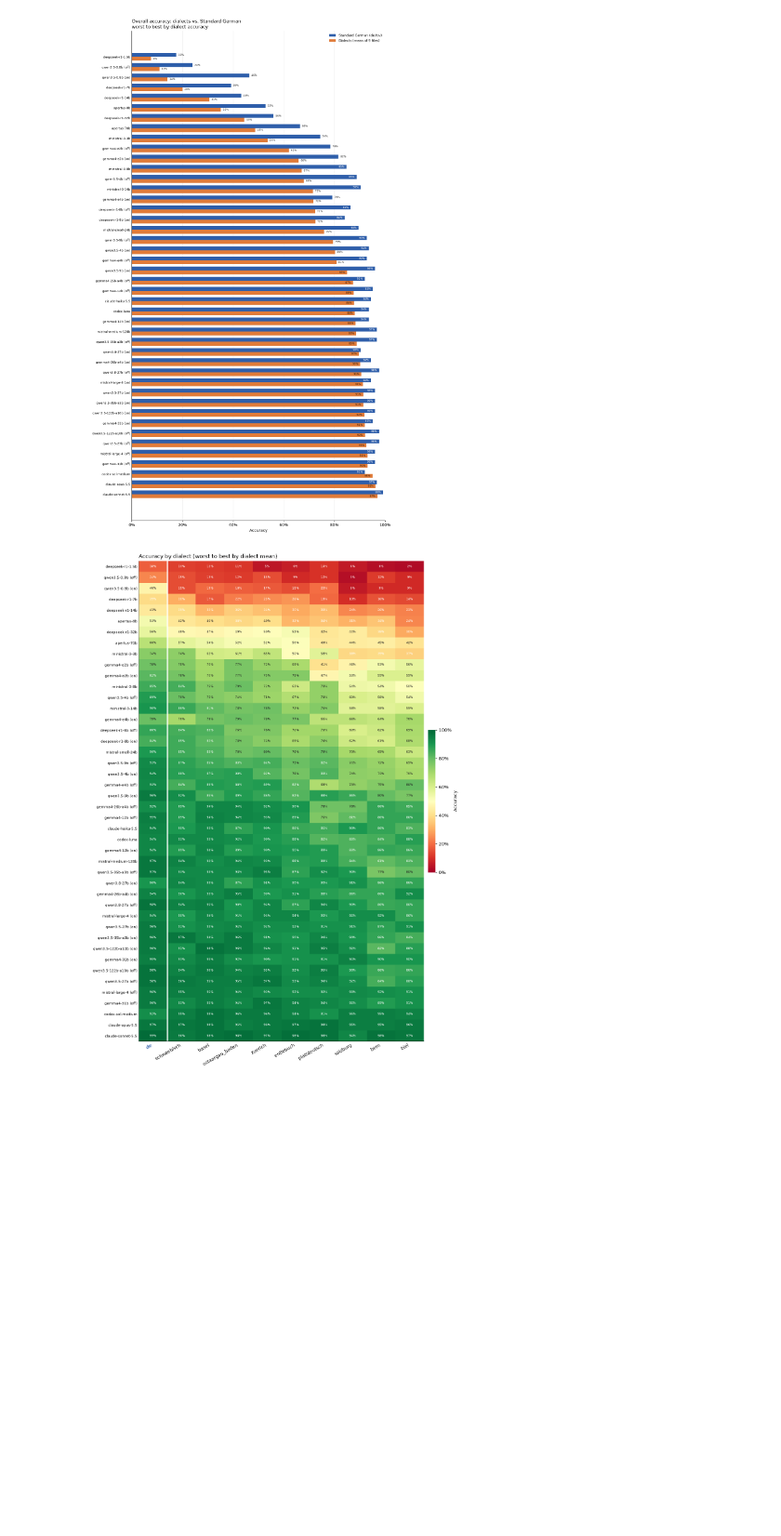
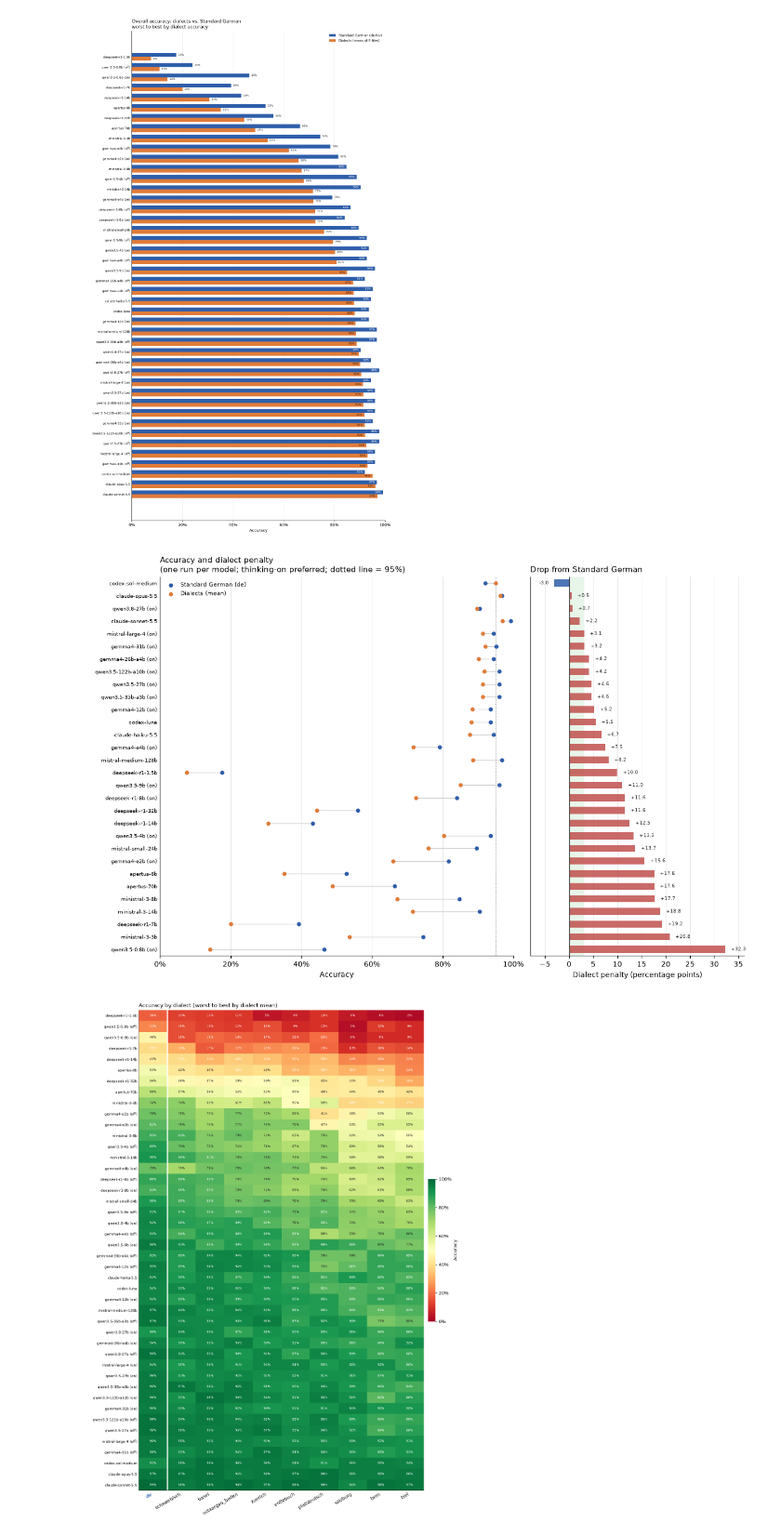
Before and after one commit to anaistha/Essentials_T_S, a Jupyter notebook: dialect_bench/diagrams.ipynb, the cells around one changed output. Shown at 93% size. Saved outputs shown, nothing was run; the diff lists cells and outputs as text; code cells hidden in the pictures; blank space fills up the shorter version.

Commit message:
Seperated perturbed file from de and dialect

```diff
--- a/dialect_bench/diagrams.ipynb
+++ b/dialect_bench/diagrams.ipynb
@@ -125,6 +125,65 @@ ax.legend(loc="upper right", frameon=False, fontsize=8)
 plt.show()
 # %% [output]
 [figure]
+# %%
+# Chart 1b: accuracy level and dialect penalty, sorted by penalty.
+# One run per model (thinking-on preferred) keeps the figure compact.
+pen = (acc.assign(is_on=acc["thinking"].eq("on"))
+          .sort_values(["model", "is_on"], ascending=[True, False])
+          .drop_duplicates("model", keep="first")
+          .copy())
+pen["penalty_pp"] = pen["gap"] * 100
+pen = pen.sort_values(["penalty_pp", "dialects"], ascending=[True, False]).reset_index(drop=True)
+
+y = np.arange(len(pen))
+gap_min = pen["penalty_pp"].min()
+gap_max = pen["penalty_pp"].max()
+
+fig, (ax_acc, ax_gap) = plt.subplots(
+    1, 2, figsize=(11.5, 0.20 * len(pen) + 1.5), sharey=True,
+    gridspec_kw={"width_ratios": [1.65, 1]}, layout="constrained",
+)
+
+# Left: de -> dialect dumbbell.
+ax_acc.hlines(y, pen["dialects"], pen["de"], color="#D0D0D0", linewidth=0.9, zorder=1)
+ax_acc.scatter(pen["de"], y, s=18, color=DE_COLOR, zorder=3, label="Standard German (de)")
+ax_acc.scatter(pen["dialects"], y, s=18, color=DIALECT_COLOR, zorder=3, label="Dialects (mean)")
+ax_acc.axvline(0.95, color="#999999", linestyle=":", linewidth=0.9, zorder=0)
+ax_acc.set_xlim(0, 1)
+ax_acc.set_xlabel("Accuracy")
+ax_acc.xaxis.set_major_formatter(PercentFormatter(1.0, decimals=0))
+ax_acc.grid(axis="x", color="#E3E3E3", linewidth=0.5)
+ax_acc.set_axisbelow(True)
+ax_acc.legend(loc="upper left", frameon=False, fontsize=7)
+
+# Right: the drop in percentage points.
+colors = np.where(pen["penalty_pp"] >= 0, "#C0504D", "#2E5EAA")
+ax_gap.barh(y, pen["penalty_pp"], height=0.55, color=colors, alpha=0.85)
+ax_gap.axvline(0, color="#333333", linewidth=0.8)
+ax_gap.axvspan(0, 3, color="#E8F5E9", zorder=0)
+ax_gap.set_xlim(min(0, gap_min - 5), gap_max + 4)
+ax_gap.set_xlabel("Dialect penalty (percentage points)")
+ax_gap.grid(axis="x", color="#E3E3E3", linewidth=0.5)
+ax_gap.set_axisbelow(True)
+ax_gap.tick_params(axis="y", left=False, labelleft=False)
+
+for yi, value in zip(y, pen["penalty_pp"]):
+    pad = 1.2 if value >= 0 else -1.2
+    ax_gap.text(value + pad, yi, f"{value:+.1f}", va="center",
+                ha="left" if value >= 0 else "right", fontsize=5.8,
+                color="#333333")
+
+ax_acc.set_yticks(y)
+ax_acc.set_yticklabels(pen["label"], fontsize=6.4)
+ax_acc.tick_params(axis="y", length=0)
+ax_acc.set_ylim(len(pen) - 0.5, -0.5)
+ax_acc.set_title("Accuracy and dialect penalty\n(one run per model; thinking-on preferred; dotted line = 95%)",
+                 loc="left", fontsize=10)
+ax_gap.set_title("Drop from Standard German", loc="left", fontsize=10)
+
+plt.show()
+# %% [output]
+[figure, added]
 # %%
 # Chart 2: accuracy per dialect (de first), rows in the order of chart 1.
 dialect_order = grid[dialect_cols].mean().sort_values(ascending=False).index.tolist()
```
Also changed, not shown: 6 other files.
